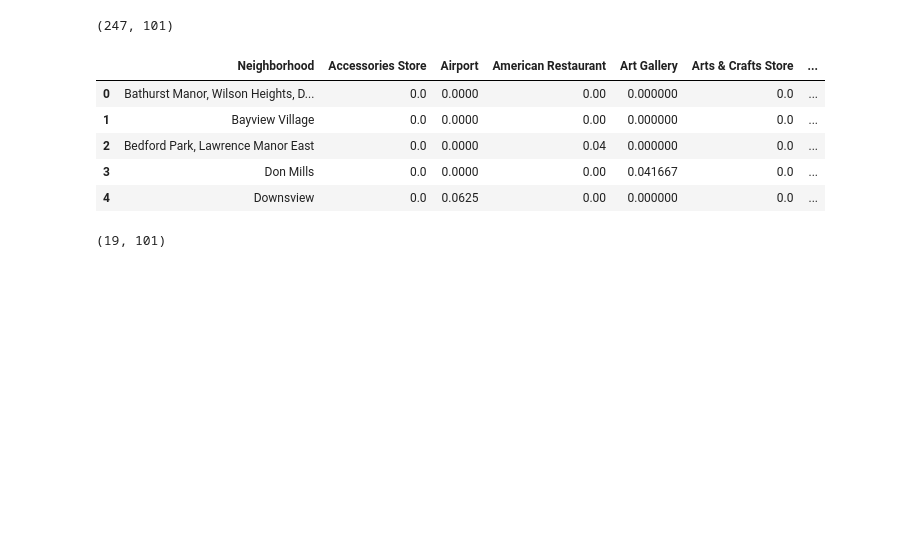
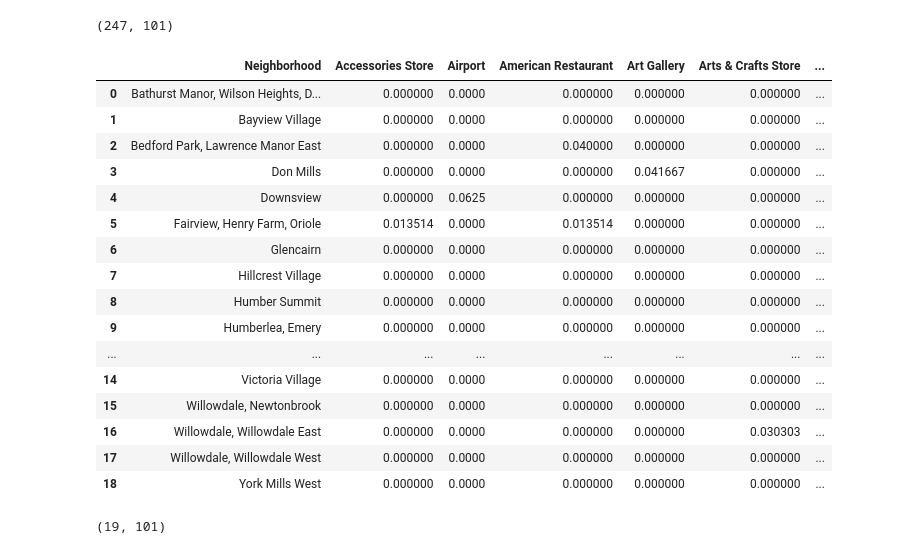
Before and after one commit to BryanAstuyauri16/Cousera_Capstone3, a Jupyter notebook: 3_week_lab_Clustering_Toronto.ipynb, the cells around one changed output. Drawn from its saved outputs; the diff is of its cells as text; code cells hidden in the pictures; blank space fills up the shorter version.

```diff
--- a/3_week_lab_Clustering_Toronto.ipynb
+++ b/3_week_lab_Clustering_Toronto.ipynb
@@ -325,14 +331,25 @@ NorthYork_onehot.shape
 (247, 101)
 # %%
 NorthYork_grouped = NorthYork_onehot.groupby('Neighborhood').mean().reset_index()
-NorthYork_grouped.head()
+NorthYork_grouped
 # %% [output]
 |  | Neighborhood | Accessories Store | Airport | American Restaurant | Art Gallery | Arts & Crafts Store | ... |
-| 0 | Bathurst Manor, Wilson Heights, D... | 0.0 | 0.0000 | 0.00 | 0.000000 | 0.0 | ... |
-| 1 | Bayview Village | 0.0 | 0.0000 | 0.00 | 0.000000 | 0.0 | ... |
-| 2 | Bedford Park, Lawrence Manor East | 0.0 | 0.0000 | 0.04 | 0.000000 | 0.0 | ... |
-| 3 | Don Mills | 0.0 | 0.0000 | 0.00 | 0.041667 | 0.0 | ... |
-| 4 | Downsview | 0.0 | 0.0625 | 0.00 | 0.000000 | 0.0 | ... |
+| 0 | Bathurst Manor, Wilson Heights, D... | 0.000000 | 0.0000 | 0.000000 | 0.000000 | 0.000000 | ... |
+| 1 | Bayview Village | 0.000000 | 0.0000 | 0.000000 | 0.000000 | 0.000000 | ... |
+| 2 | Bedford Park, Lawrence Manor East | 0.000000 | 0.0000 | 0.040000 | 0.000000 | 0.000000 | ... |
+| 3 | Don Mills | 0.000000 | 0.0000 | 0.000000 | 0.041667 | 0.000000 | ... |
+| 4 | Downsview | 0.000000 | 0.0625 | 0.000000 | 0.000000 | 0.000000 | ... |
+| 5 | Fairview, Henry Farm, Oriole | 0.013514 | 0.0000 | 0.013514 | 0.000000 | 0.000000 | ... |
+| 6 | Glencairn | 0.000000 | 0.0000 | 0.000000 | 0.000000 | 0.000000 | ... |
+| 7 | Hillcrest Village | 0.000000 | 0.0000 | 0.000000 | 0.000000 | 0.000000 | ... |
+| 8 | Humber Summit | 0.000000 | 0.0000 | 0.000000 | 0.000000 | 0.000000 | ... |
+| 9 | Humberlea, Emery | 0.000000 | 0.0000 | 0.000000 | 0.000000 | 0.000000 | ... |
+| ... | ... | ... | ... | ... | ... | ... | ... |
+| 14 | Victoria Village | 0.000000 | 0.0000 | 0.000000 | 0.000000 | 0.000000 | ... |
+| 15 | Willowdale, Newtonbrook | 0.000000 | 0.0000 | 0.000000 | 0.000000 | 0.000000 | ... |
+| 16 | Willowdale, Willowdale East | 0.000000 | 0.0000 | 0.000000 | 0.000000 | 0.030303 | ... |
+| 17 | Willowdale, Willowdale West | 0.000000 | 0.0000 | 0.000000 | 0.000000 | 0.000000 | ... |
+| 18 | York Mills West | 0.000000 | 0.0000 | 0.000000 | 0.000000 | 0.000000 | ... |
 # %%
 NorthYork_grouped.shape
 # %% [output]
```
Also changed, not shown: parts of 4 cells of this notebook.
